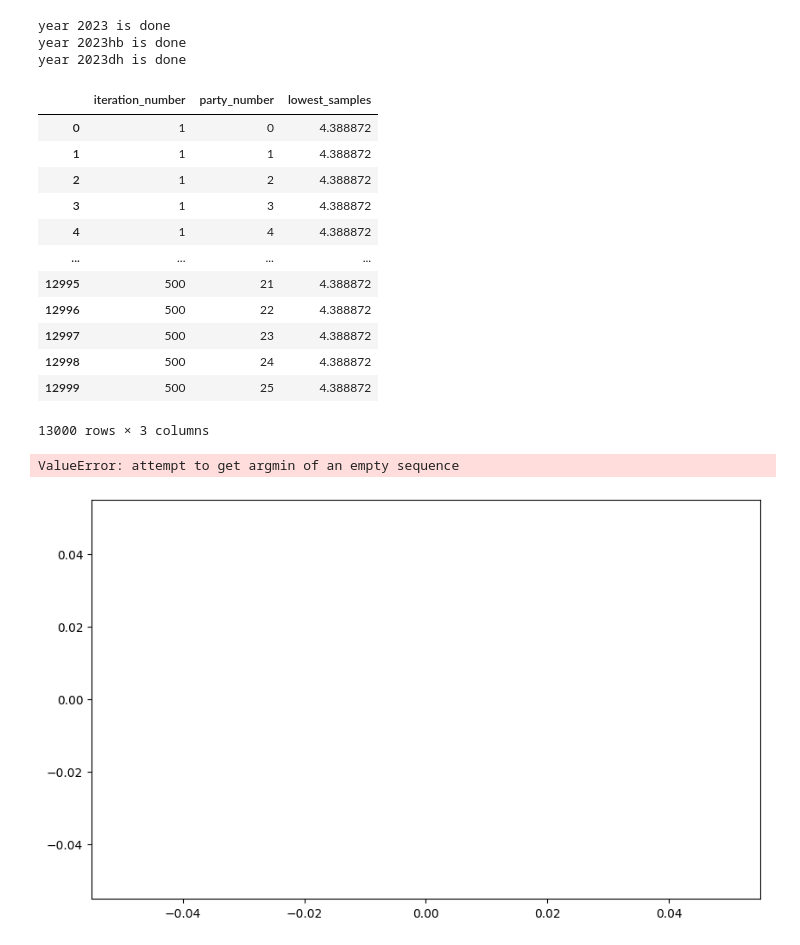
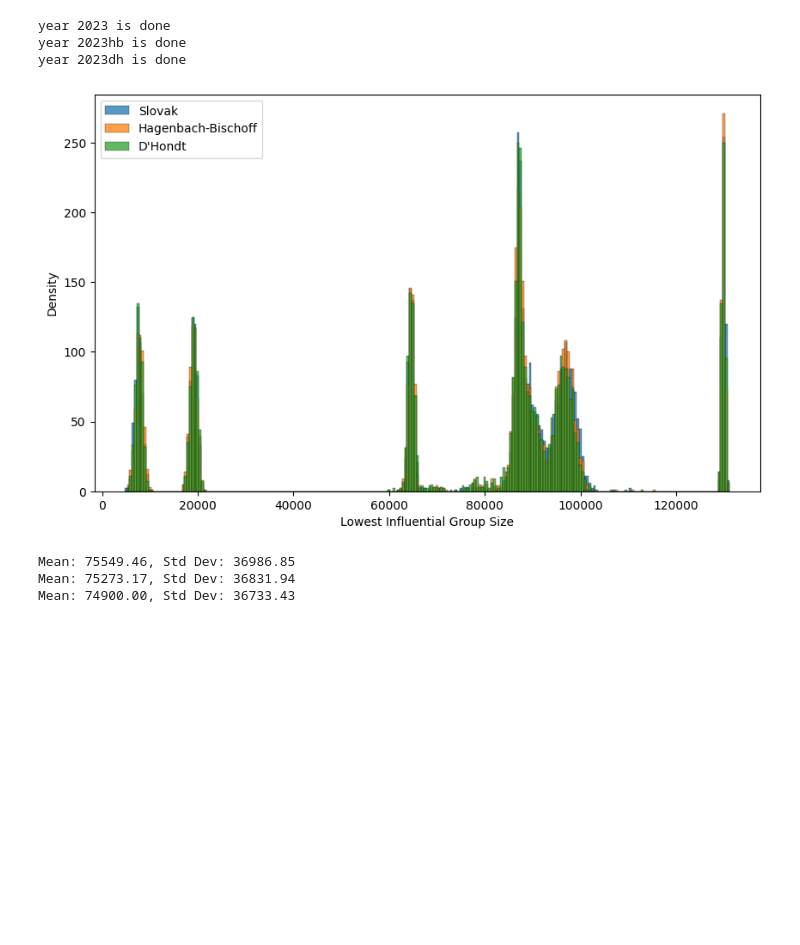
Before and after one commit to JnKamas/bc-praca, a Jupyter notebook: question_5.ipynb, the cells around one changed output. Drawn from its saved outputs; the diff is of its cells as text; code cells hidden in the pictures; blank space fills up the shorter version.

```diff
--- a/question_5.ipynb
+++ b/question_5.ipynb
@@ -167,62 +167,52 @@ year 2023dh is done
 # %%
 year = 2023
 
-df = pd.read_csv(f'./db_exports/coalitions{year}.csv', header=0)
-df["lowest_samples"] = df["lowest_samples"] * (constants.all_voters[year] / 1000000)
-exclude_set = set(constants.le_exclude[year])
 
-display(df)
+df_sk = pd.read_csv(f'./db_exports/coalitions2023.csv', header=0)
+df_hb = pd.read_csv(f'./db_exports/coalitions2023hb.csv', header=0)
+df_dh = pd.read_csv(f'./db_exports/coalitions2023dh.csv', header=0)
 
-# Filtering rows where 'party_number' is NOT in 'exclude_set'
-xx = df[~df['party_number'].isin(exclude_set)]
+df_sk["lowest_samples"] = df_sk["lowest_samples"] * (constants.all_voters[year] / 1000000)
+df_hb["lowest_samples"] = df_hb["lowest_samples"] * (constants.all_voters[year] / 1000000)
+df_dh["lowest_samples"] = df_dh["lowest_samples"] * (constants.all_voters[year] / 1000000)
 
-# Determine the min and max range for the bin edges
-data_min = min(df["lowest_samples"].min(), xx["lowest_samples"].min())
-data_max = max(df["lowest_samples"].max(), xx["lowest_samples"].max())
 
-# Define bin edges with a consistent size
-bin_width = 500  # or any other desired width
+data_min = min(df_sk["lowest_samples"].min(), min(df_hb["lowest_samples"].min(), df_dh["lowest_samples"].min()))
+data_max = max(df_sk["lowest_samples"].max(), min(df_hb["lowest_samples"].min(), df_dh["lowest_samples"].min()))
+
+bin_width = 500
 bin_edges = np.arange(data_min, data_max + bin_width, bin_width)
 
-# Create a new figure
 plt.figure(figsize=(10, 6))
 
-# Plot the histogram with consistent bins for 'df' (original data)
-sns.histplot(df["lowest_samples"], bins=bin_edges, label='Original Data')
-
-# Plot the histogram with consistent bins for 'xx' (filtered data)
-sns.histplot(xx["lowest_samples"], bins=bin_edges, color='orange', label='Filtered Data')
+sns.histplot(df_sk["lowest_samples"], bins=bin_edges, label='Slovak')
+sns.histplot(df_hb["lowest_samples"], bins=bin_edges, label='Hagenbach-Bischoff')
+sns.histplot(df_dh["lowest_samples"], bins=bin_edges, label='D\'Hondt')
 
 plt.xlabel('Lowest Influential Group Size')
 plt.ylabel('Density')
 plt.legend()
 plt.show()
 
-mean_value = np.mean(df.iloc[:, 2])
-std_dev = np.std(df.iloc[:, 2])
+mean_value = np.mean(df_sk.iloc[:, 2])
+std_dev = np.std(df_sk.iloc[:, 2])
 
 print(f"Mean: {mean_value:.2f}, Std Dev: {std_dev:.2f}")
 
-mean_value = np.mean(xx.iloc[:, 2])
-std_dev = np.std(xx.iloc[:, 2])
+mean_value = np.mean(df_hb.iloc[:, 2])
+std_dev = np.std(df_hb.iloc[:, 2])
 
 print(f"Mean: {mean_value:.2f}, Std Dev: {std_dev:.2f}")
+
+mean_value = np.mean(df_dh.iloc[:, 2])
+std_dev = np.std(df_dh.iloc[:, 2])
+
+print(f"Mean: {mean_value:.2f}, Std Dev: {std_dev:.2f}")
 # %% [output]
-|  | iteration_number | party_number | lowest_samples |
-| 0 | 1 | 0 | 4.388872 |
-| 1 | 1 | 1 | 4.388872 |
-| 2 | 1 | 2 | 4.388872 |
-| 3 | 1 | 3 | 4.388872 |
-| 4 | 1 | 4 | 4.388872 |
-| ... | ... | ... | ... |
-| 12995 | 500 | 21 | 4.388872 |
-| 12996 | 500 | 22 | 4.388872 |
-| 12997 | 500 | 23 | 4.388872 |
-| 12998 | 500 | 24 | 4.388872 |
-| 12999 | 500 | 25 | 4.388872 |
+[figure, new version]
-13000 rows × 3 columns
+Mean: 75549.46, Std Dev: 36986.85
+Mean: 75273.17, Std Dev: 36831.94
+Mean: 74900.00, Std Dev: 36733.43
-ValueError: attempt to get argmin of an empty sequence
-[figure, old version]
 # %%
 suffixes = ["", "hb", "dh"]
 cumulative_data = []
```
Also changed, not shown: parts of 1 cell of this notebook, 4 other files.
